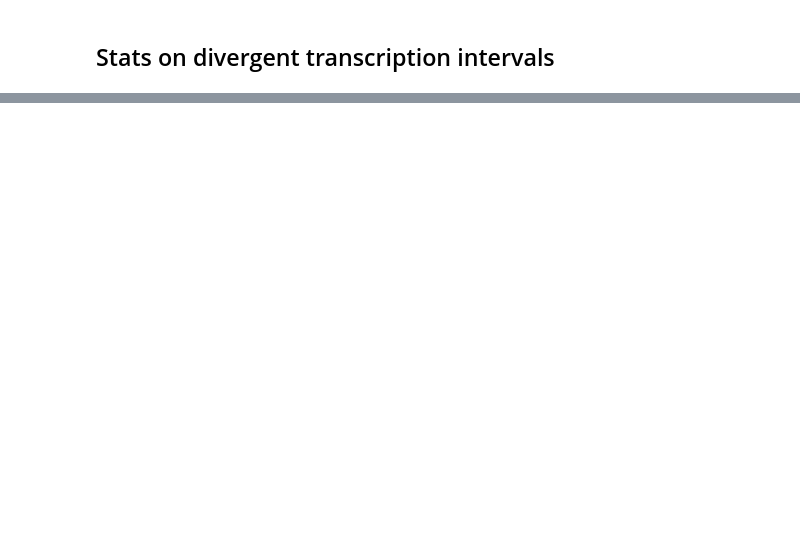
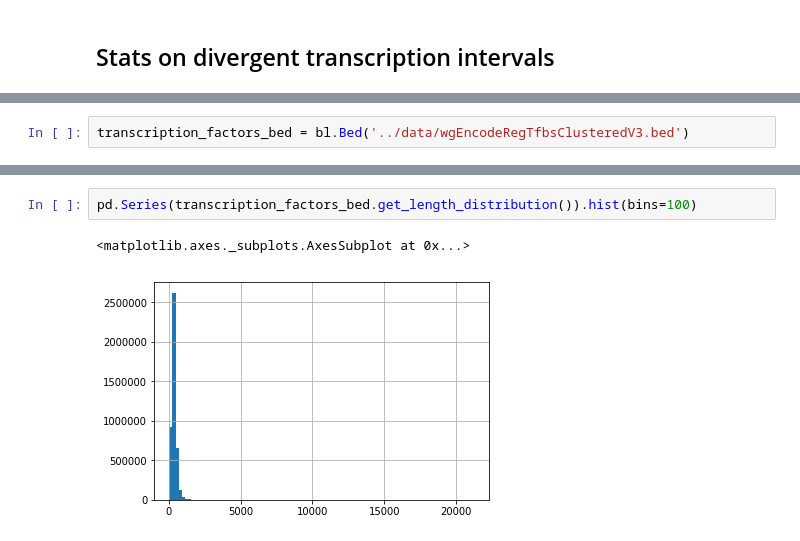
Before and after one commit to khourhin/divtrans, a Jupyter notebook: code/divergent_transcription_identification.ipynb, the cells around one changed output, grey strips where cells are left out. Drawn from its saved outputs; the diff is of its cells as text; blank space fills up the shorter version.

```diff
--- a/code/divergent_transcription_identification.ipynb
+++ b/code/divergent_transcription_identification.ipynb
@@ -186,0 +281,2 @@ True
+# %%
+transcription_factors_bed = bl.Bed('../data/wgEncodeRegTfbsClusteredV3.bed')
@@ -186,0 +366,5 @@ True
+# %%
+pd.Series(transcription_factors_bed.get_length_distribution()).hist(bins=100)
+# %% [output]
+<matplotlib.axes._subplots.AxesSubplot at 0x...>
+[figure, added]
```
Also changed, not shown: parts of 63 cells of this notebook, 2 other files.
